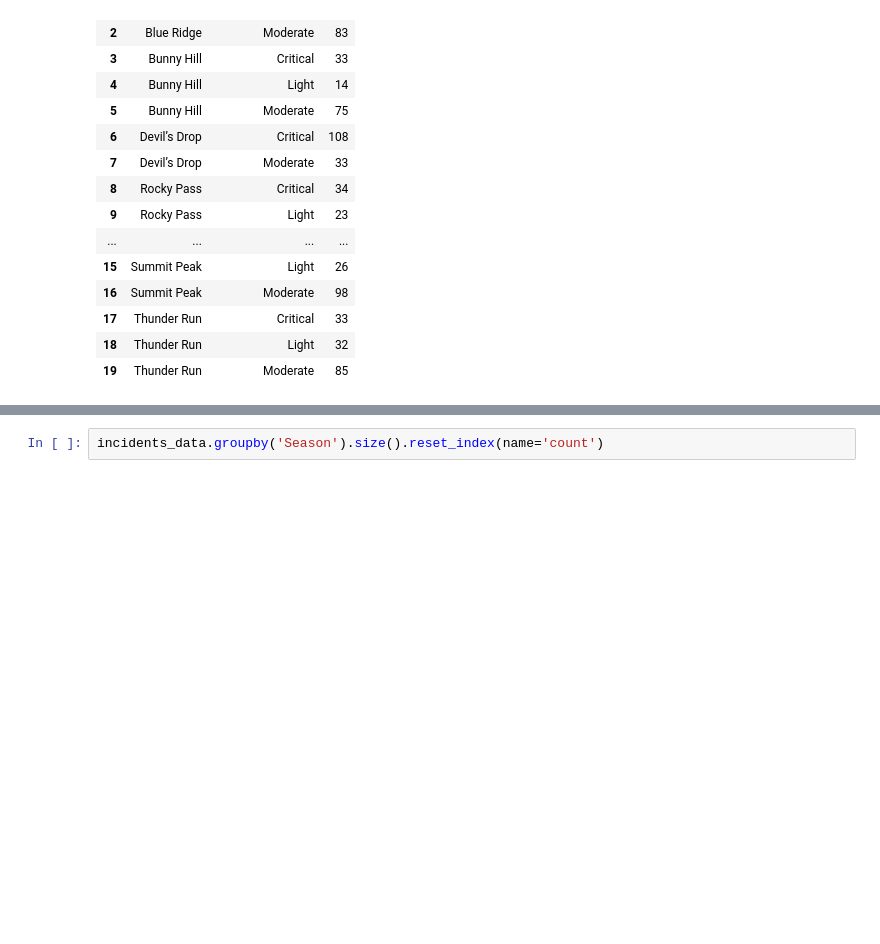
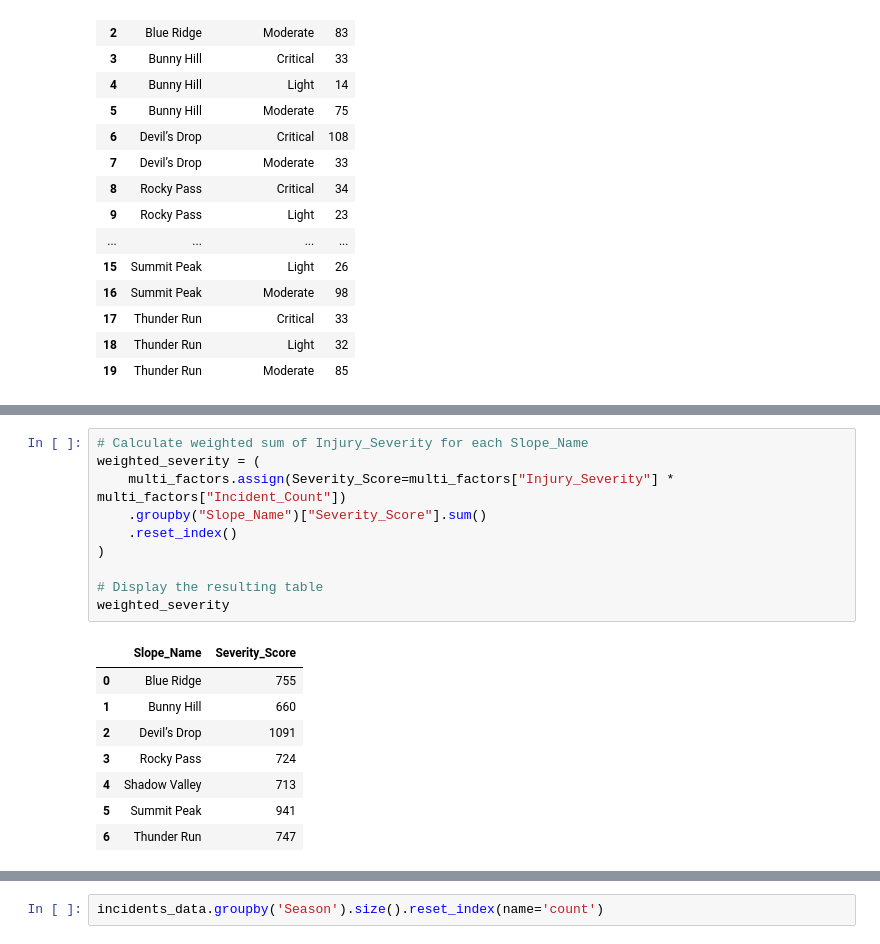
Before and after one commit to the-anh-hoang/bolt, a Jupyter notebook: My Lan analysis-Python.ipynb, the cells around one changed output, grey strips where cells are left out. Cells and saved outputs as stored; diff of their text form; blank space fills up the shorter version.

```diff
--- a/My Lan analysis-Python.ipynb
+++ b/My Lan analysis-Python.ipynb
@@ -129,0 +159,19 @@ severity_level_dist
+# %%
+# Calculate weighted sum of Injury_Severity for each Slope_Name
+weighted_severity = (
+    multi_factors.assign(Severity_Score=multi_factors["Injury_Severity"] * multi_factors["Incident_Count"])
+    .groupby("Slope_Name")["Severity_Score"].sum()
+    .reset_index()
+)
+
+# Display the resulting table
+weighted_severity
+# %% [output]
+|  | Slope_Name | Severity_Score |
+| 0 | Blue Ridge | 755 |
+| 1 | Bunny Hill | 660 |
+| 2 | Devil’s Drop | 1091 |
+| 3 | Rocky Pass | 724 |
+| 4 | Shadow Valley | 713 |
+| 5 | Summit Peak | 941 |
+| 6 | Thunder Run | 747 |
```
Also changed, not shown: parts of 10 cells of this notebook.
